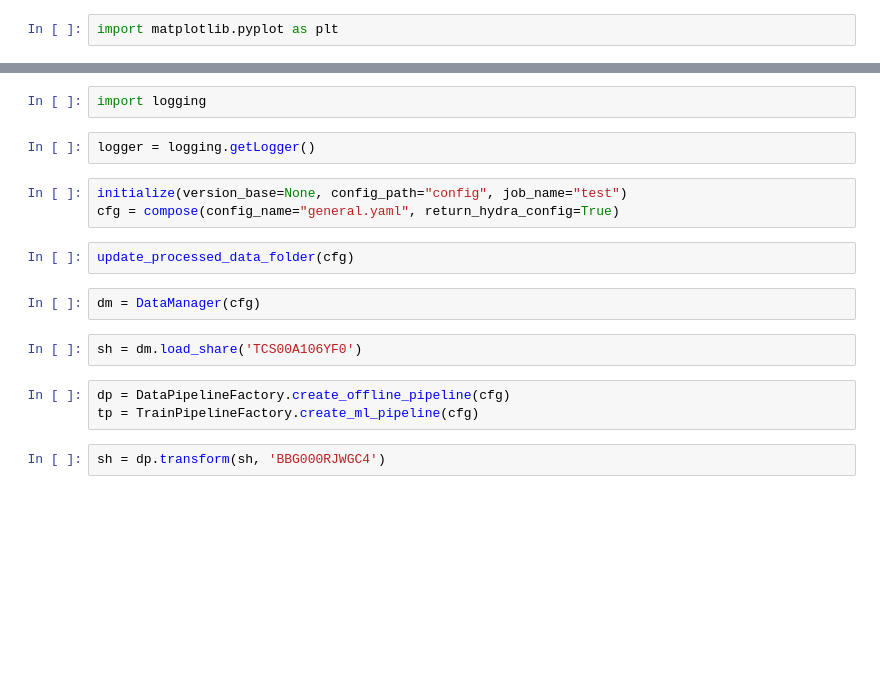
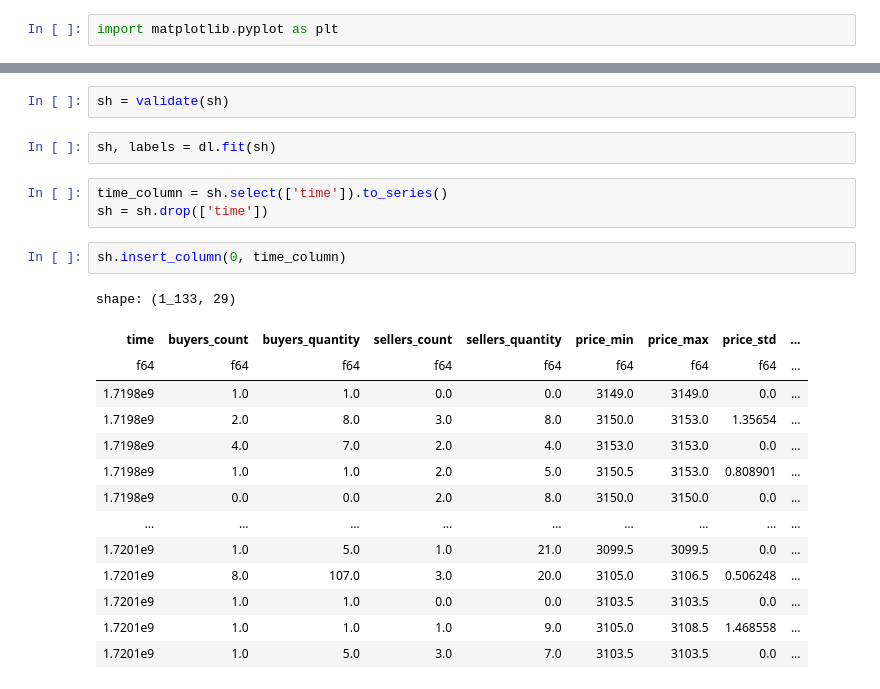
Before and after one commit to Joarnixon/Tinkoff-Trade-Assistant, a Jupyter notebook: tests.ipynb, the cells around one changed output, grey strips where cells are left out. Drawn from its saved outputs; the diff is of its cells as text; blank space fills up the shorter version.

```diff
--- a/tests.ipynb
+++ b/tests.ipynb
@@ -63,21 +59,27 @@ plt.scatter(sh['time'].to_numpy()[labels==1], sh['price_last'].to_numpy()[labels
-# %%
-import logging
-# %%
-logger = logging.getLogger()
-# %%
-initialize(version_base=None, config_path="config", job_name="test")
-cfg = compose(config_name="general.yaml", return_hydra_config=True)
-# %%
-update_processed_data_folder(cfg)
-# %%
-dm = DataManager(cfg)
-# %%
-sh = dm.load_share('TCS00A106YF0')
-# %%
-dp = DataPipelineFactory.create_offline_pipeline(cfg)
-tp = TrainPipelineFactory.create_ml_pipeline(cfg)
 # %%
-sh = dp.transform(sh, 'BBG000RJWGC4')
+sh = validate(sh)
+# %%
+sh, labels = dl.fit(sh)
+# %%
+time_column = sh.select(['time']).to_series()
+sh = sh.drop(['time'])
+# %%
+sh.insert_column(0, time_column)
+# %% [output]
+shape: (1_133, 29)
+| time | buyers_count | buyers_quantity | sellers_count | sellers_quantity | price_min | price_max | price_std | ... |
+| f64 | f64 | f64 | f64 | f64 | f64 | f64 | f64 | ... |
+| 1.7198e9 | 1.0 | 1.0 | 0.0 | 0.0 | 3149.0 | 3149.0 | 0.0 | ... |
+| 1.7198e9 | 2.0 | 8.0 | 3.0 | 8.0 | 3150.0 | 3153.0 | 1.35654 | ... |
+| 1.7198e9 | 4.0 | 7.0 | 2.0 | 4.0 | 3153.0 | 3153.0 | 0.0 | ... |
+| 1.7198e9 | 1.0 | 1.0 | 2.0 | 5.0 | 3150.5 | 3153.0 | 0.808901 | ... |
+| 1.7198e9 | 0.0 | 0.0 | 2.0 | 8.0 | 3150.0 | 3150.0 | 0.0 | ... |
+| … | … | … | … | … | … | … | … | ... |
+| 1.7201e9 | 1.0 | 5.0 | 1.0 | 21.0 | 3099.5 | 3099.5 | 0.0 | ... |
+| 1.7201e9 | 8.0 | 107.0 | 3.0 | 20.0 | 3105.0 | 3106.5 | 0.506248 | ... |
+| 1.7201e9 | 1.0 | 1.0 | 0.0 | 0.0 | 3103.5 | 3103.5 | 0.0 | ... |
+| 1.7201e9 | 1.0 | 1.0 | 1.0 | 9.0 | 3105.0 | 3108.5 | 1.468558 | ... |
+| 1.7201e9 | 1.0 | 5.0 | 3.0 | 7.0 | 3103.5 | 3103.5 | 0.0 | ... |
 # %%
 sh
 # %% [output]
```
Also changed, not shown: parts of 16 cells of this notebook, 25 other files.
